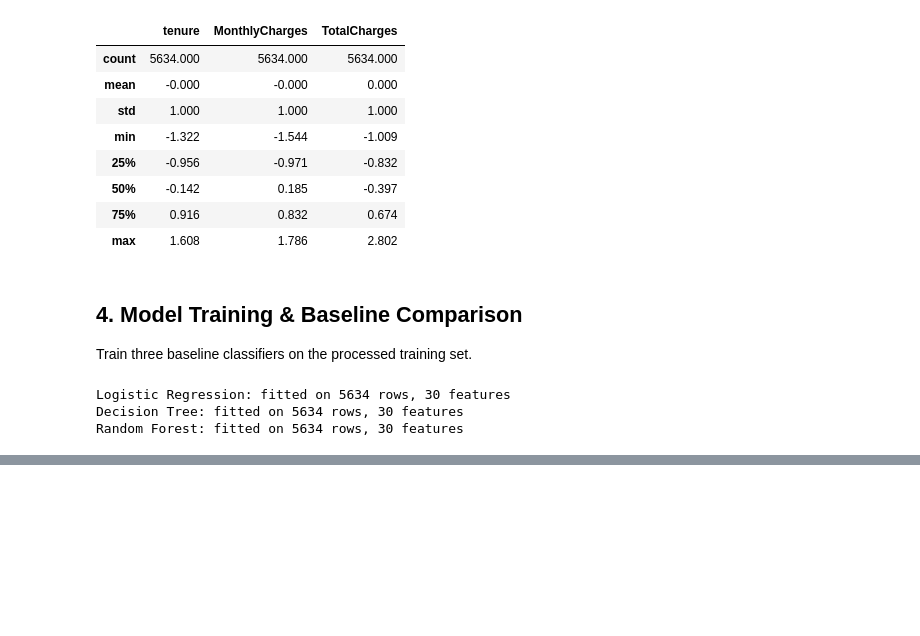
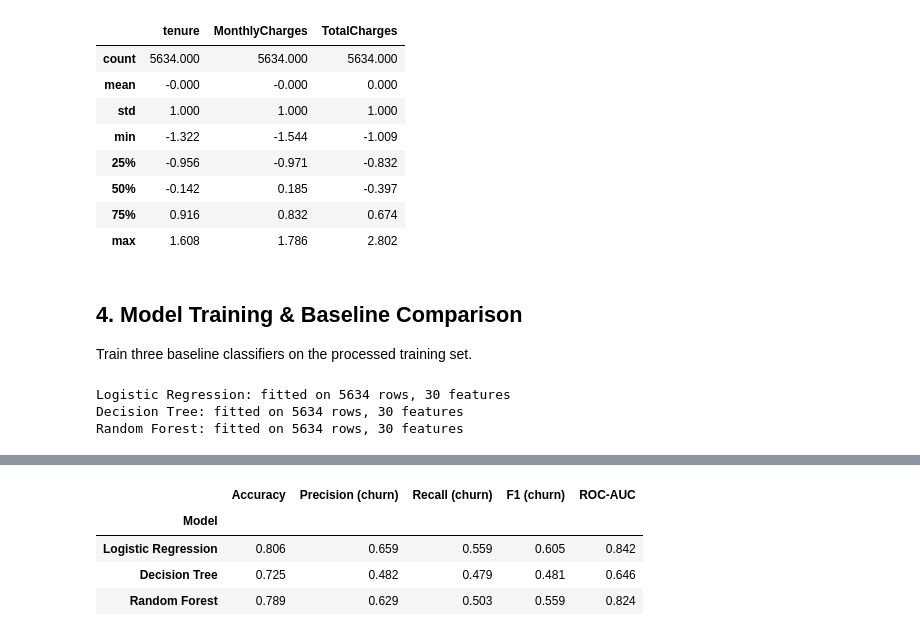
Before and after one commit to oscaroguledo/Customer-Churn-Predictor, a Jupyter notebook: data.ipynb, the cells around one changed output, grey strips where cells are left out. Cells and saved outputs as stored; diff of their text form; code cells hidden in the pictures; blank space fills up the shorter version.

```diff
--- a/data.ipynb
+++ b/data.ipynb
@@ -161,0 +167,32 @@ Random Forest: fitted on 5634 rows, 30 features
+# %%
+from sklearn.metrics import (
+    classification_report,
+    roc_auc_score,
+    RocCurveDisplay,
+    ConfusionMatrixDisplay,
+)
+
+rows = []
+for name, model in models.items():
+    y_pred = model.predict(X_test)
+    y_proba = model.predict_proba(X_test)[:, 1]
+    rep = classification_report(y_test, y_pred, output_dict=True)
+    rows.append(
+        {
+            "Model": name,
+            "Accuracy": rep["accuracy"],
+            "Precision (churn)": rep["1"]["precision"],
+            "Recall (churn)": rep["1"]["recall"],
+            "F1 (churn)": rep["1"]["f1-score"],
+            "ROC-AUC": roc_auc_score(y_test, y_proba),
+        }
+    )
+
+results = pd.DataFrame(rows).set_index("Model").round(3)
+results
+# %% [output]
+|  | Accuracy | Precision (churn) | Recall (churn) | F1 (churn) | ROC-AUC |
+| Model |  |  |  |  |  |
+| Logistic Regression | 0.806 | 0.659 | 0.559 | 0.605 | 0.842 |
+| Decision Tree | 0.725 | 0.482 | 0.479 | 0.481 | 0.646 |
+| Random Forest | 0.789 | 0.629 | 0.503 | 0.559 | 0.824 |
```
Also changed, not shown: parts of 4 cells of this notebook.
